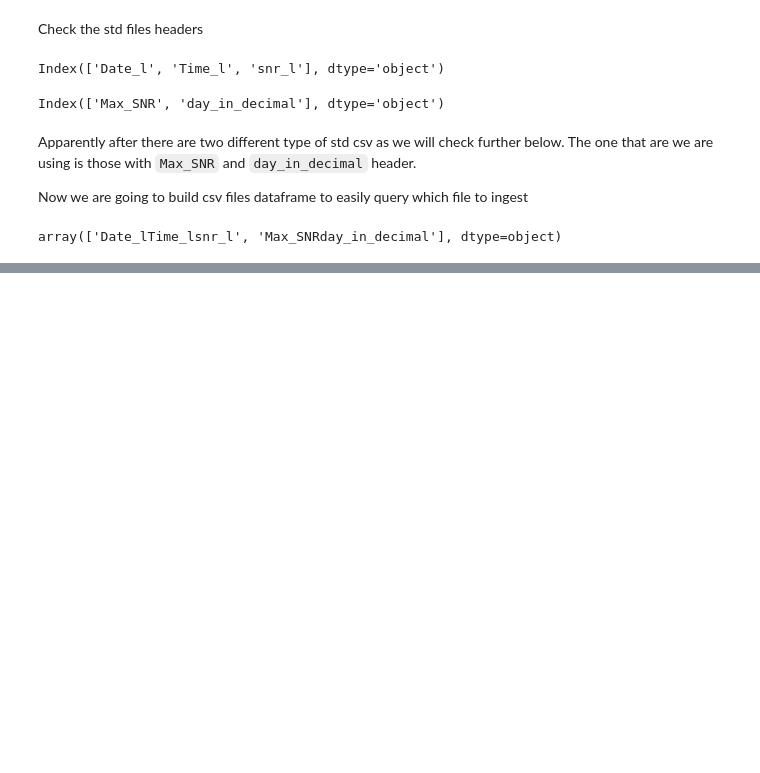
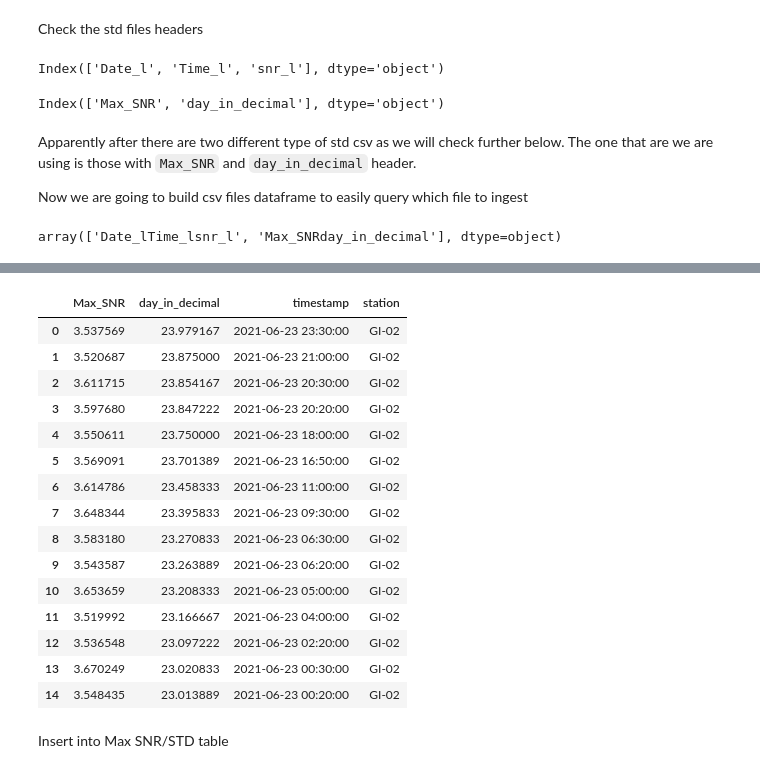
Before and after one commit to ptpsw/tomo-etl, a Jupyter notebook: etl.ipynb, the cells around one changed output, grey strips where cells are left out. Drawn from its saved outputs; the diff is of its cells as text; code cells hidden in the pictures; blank space fills up the shorter version.

Commit message:
Add insert std script

```diff
--- a/etl.ipynb
+++ b/etl.ipynb
@@ -169,0 +262,24 @@ std_data_df
+# %%
+timestamp = pd.to_datetime(std_date.date()).value + std_data_df['day_in_decimal']%1*86400*1e9
+std_data_df['timestamp'] = pd.to_datetime(timestamp, format='%Y-%m-%d %H:%M:%S')
+std_data_df['station'] = std_station
+std_data_df
+# %% [output]
+|  | Max_SNR | day_in_decimal | timestamp | station |
+| 0 | 3.537569 | 23.979167 | 2021-06-23 23:30:00 | GI-02 |
+| 1 | 3.520687 | 23.875000 | 2021-06-23 21:00:00 | GI-02 |
+| 2 | 3.611715 | 23.854167 | 2021-06-23 20:30:00 | GI-02 |
+| 3 | 3.597680 | 23.847222 | 2021-06-23 20:20:00 | GI-02 |
+| 4 | 3.550611 | 23.750000 | 2021-06-23 18:00:00 | GI-02 |
+| 5 | 3.569091 | 23.701389 | 2021-06-23 16:50:00 | GI-02 |
+| 6 | 3.614786 | 23.458333 | 2021-06-23 11:00:00 | GI-02 |
+| 7 | 3.648344 | 23.395833 | 2021-06-23 09:30:00 | GI-02 |
+| 8 | 3.583180 | 23.270833 | 2021-06-23 06:30:00 | GI-02 |
+| 9 | 3.543587 | 23.263889 | 2021-06-23 06:20:00 | GI-02 |
+| 10 | 3.653659 | 23.208333 | 2021-06-23 05:00:00 | GI-02 |
+| 11 | 3.519992 | 23.166667 | 2021-06-23 04:00:00 | GI-02 |
+| 12 | 3.536548 | 23.097222 | 2021-06-23 02:20:00 | GI-02 |
+| 13 | 3.670249 | 23.020833 | 2021-06-23 00:30:00 | GI-02 |
+| 14 | 3.548435 | 23.013889 | 2021-06-23 00:20:00 | GI-02 |
+# %% [markdown]
+Insert into Max SNR/STD table
```
Also changed, not shown: parts of 34 cells of this notebook, 2 other files.
